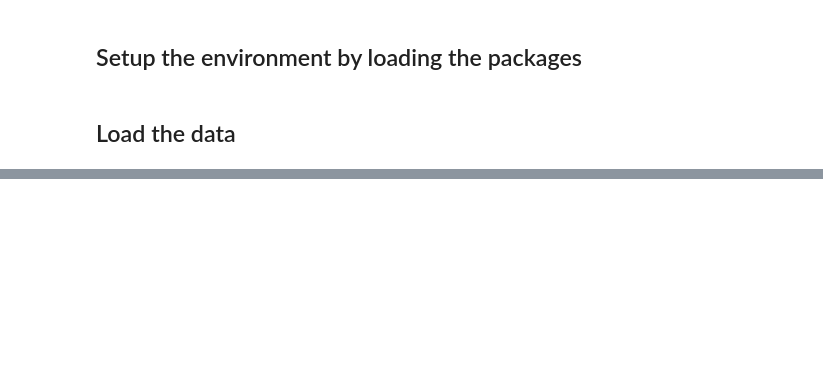
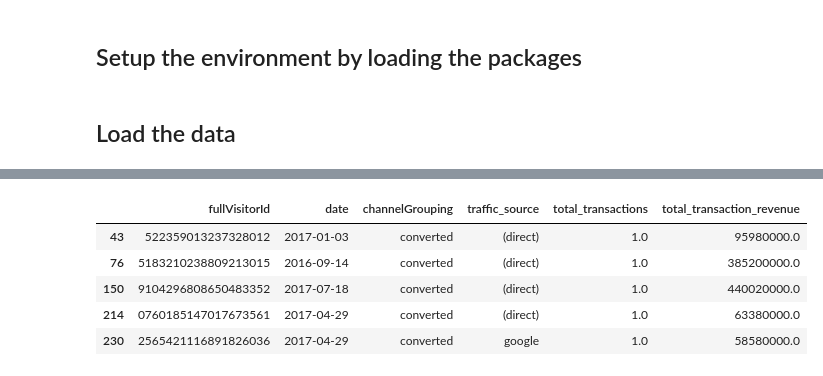
Before and after one commit to phillip1029/data-science-with-Python, a Jupyter notebook: customer_journey_with_Python.ipynb, the cells around one changed output, grey strips where cells are left out. Cells and saved outputs as stored; diff of their text form; code cells hidden in the pictures; blank space fills up the shorter version.

```diff
--- a/customer_journey_with_Python.ipynb
+++ b/customer_journey_with_Python.ipynb
@@ -512,0 +29,12 @@ fig.show()
+# %%
+# select rows where total_transactions > 0
+df_converted = df[df['total_transactions'] > 0]
+df_converted['channelGrouping'] = 'converted'
+df_converted.head()
+# %% [output]
+|  | fullVisitorId | date | channelGrouping | traffic_source | total_transactions | total_transaction_revenue |
+| 43 | 522359013237328012 | 2017-01-03 | converted | (direct) | 1.0 | 95980000.0 |
+| 76 | 5183210238809213015 | 2016-09-14 | converted | (direct) | 1.0 | 385200000.0 |
+| 150 | 9104296808650483352 | 2017-07-18 | converted | (direct) | 1.0 | 440020000.0 |
+| 214 | 0760185147017673561 | 2017-04-29 | converted | (direct) | 1.0 | 63380000.0 |
+| 230 | 2565421116891826036 | 2017-04-29 | converted | google | 1.0 | 58580000.0 |
```
Also changed, not shown: parts of 45 cells of this notebook, 1 other file.
